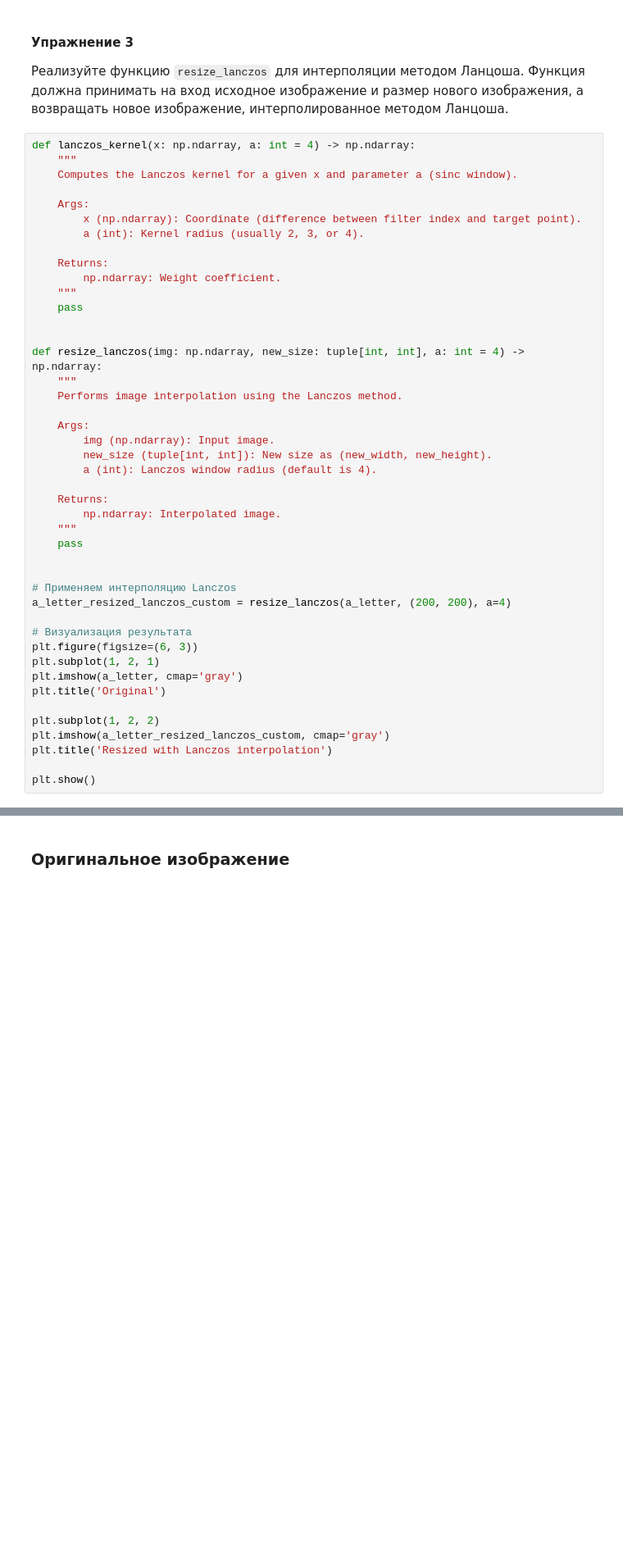
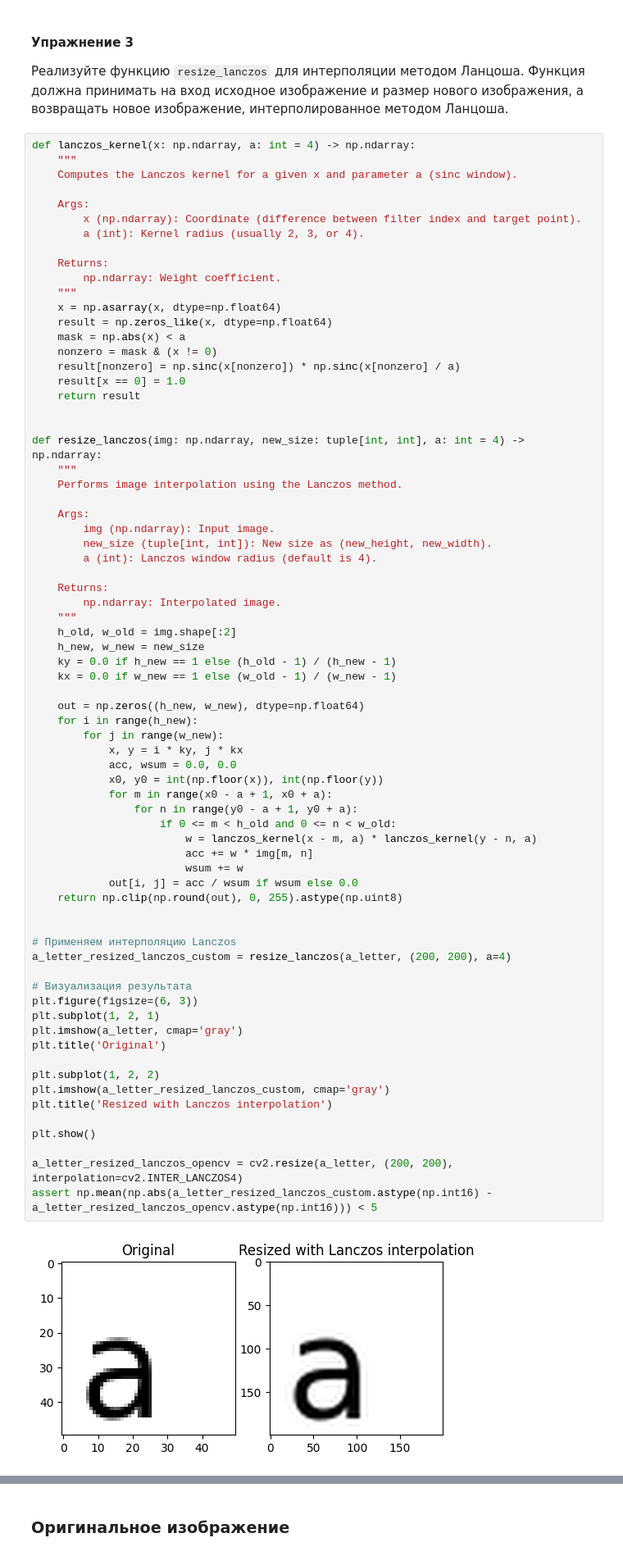
Before and after one commit to Georgiy2035/cv_course_2026_kga-hw, a Jupyter notebook: seminars/seminar_04/Seminar_4.ipynb, the cells around one changed output, grey strips where cells are left out. Shown at 82% size. Drawn from its saved outputs; the diff is of its cells as text; blank space fills up the shorter version.

```diff
--- a/seminars/seminar_04/Seminar_4.ipynb
+++ b/seminars/seminar_04/Seminar_4.ipynb
@@ -635,38 +674,67 @@ def lanczos_kernel(x: np.ndarray, a: int = 4) -> np.ndarray:
     Returns:
         np.ndarray: Weight coefficient.
     """
-    pass
+    x = np.asarray(x, dtype=np.float64)
+    result = np.zeros_like(x, dtype=np.float64)
+    mask = np.abs(x) < a
+    nonzero = mask & (x != 0)
+    result[nonzero] = np.sinc(x[nonzero]) * np.sinc(x[nonzero] / a)
+    result[x == 0] = 1.0
+    return result
 
 
 def resize_lanczos(img: np.ndarray, new_size: tuple[int, int], a: int = 4) -> np.ndarray:
     """
     Performs image interpolation using the Lanczos method.
 
     Args:
         img (np.ndarray): Input image.
-        new_size (tuple[int, int]): New size as (new_width, new_height).
+        new_size (tuple[int, int]): New size as (new_height, new_width).
         a (int): Lanczos window radius (default is 4).
 
     Returns:
         np.ndarray: Interpolated image.
     """
-    pass
+    h_old, w_old = img.shape[:2]
+    h_new, w_new = new_size
+    ky = 0.0 if h_new == 1 else (h_old - 1) / (h_new - 1)
+    kx = 0.0 if w_new == 1 else (w_old - 1) / (w_new - 1)
+
+    out = np.zeros((h_new, w_new), dtype=np.float64)
+    for i in range(h_new):
+        for j in range(w_new):
+            x, y = i * ky, j * kx
+            acc, wsum = 0.0, 0.0
+            x0, y0 = int(np.floor(x)), int(np.floor(y))
+            for m in range(x0 - a + 1, x0 + a):
+                for n in range(y0 - a + 1, y0 + a):
+                    if 0 <= m < h_old and 0 <= n < w_old:
+                        w = lanczos_kernel(x - m, a) * lanczos_kernel(y - n, a)
+                        acc += w * img[m, n]
+                        wsum += w
+            out[i, j] = acc / wsum if wsum else 0.0
+    return np.clip(np.round(out), 0, 255).astype(np.uint8)
 
 
 # Применяем интерполяцию Lanczos
 a_letter_resized_lanczos_custom = resize_lanczos(a_letter, (200, 200), a=4)
 
 # Визуализация результата
 plt.figure(figsize=(6, 3))
 plt.subplot(1, 2, 1)
 plt.imshow(a_letter, cmap='gray')
 plt.title('Original')
 
 plt.subplot(1, 2, 2)
 plt.imshow(a_letter_resized_lanczos_custom, cmap='gray')
 plt.title('Resized with Lanczos interpolation')
 
 plt.show()
+
+a_letter_resized_lanczos_opencv = cv2.resize(a_letter, (200, 200), interpolation=cv2.INTER_LANCZOS4)
+assert np.mean(np.abs(a_letter_resized_lanczos_custom.astype(np.int16) - a_letter_resized_lanczos_opencv.astype(np.int16))) < 5
+# %% [output]
+[figure, added]
 # %% [markdown]
 ## Сравнение методов в OpenCV
 
```
Also changed, not shown: parts of 23 cells of this notebook, 12 other files.
